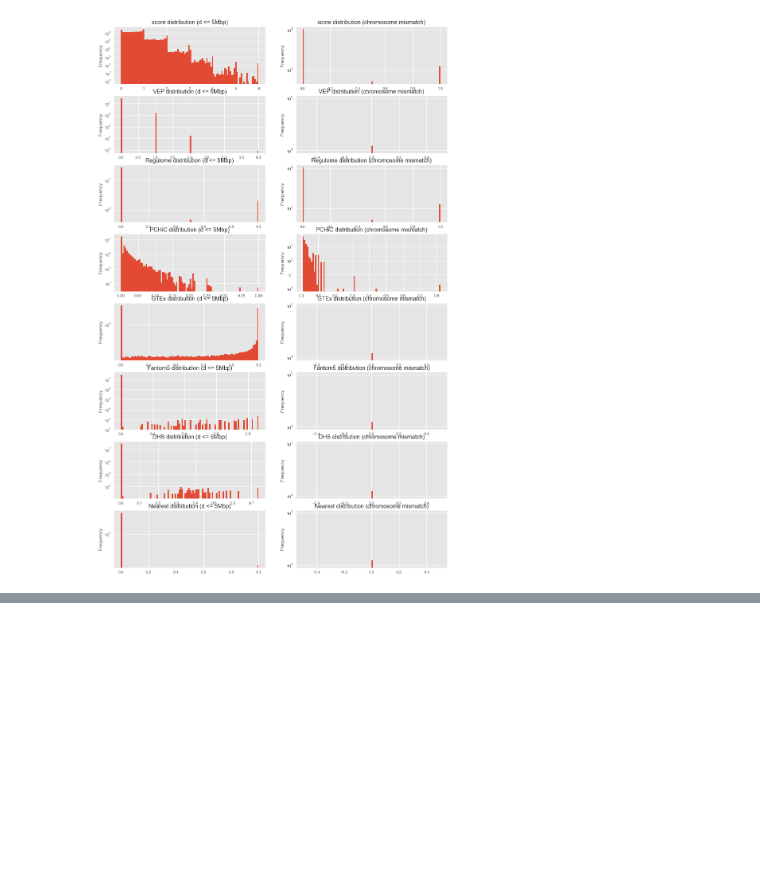
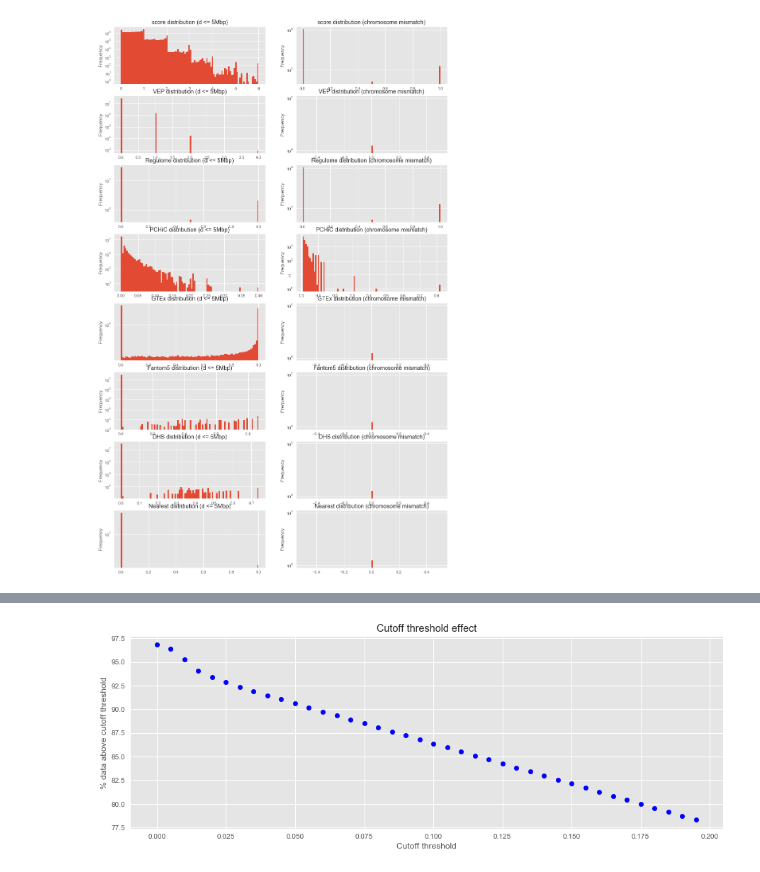
Before and after one commit to opentargets-archive/postgap_analysis, a Jupyter notebook: postgap_issues_2017_11_22.ipynb, the cells around one changed output, grey strips where cells are left out. Saved outputs shown, nothing was run; the diff lists cells and outputs as text; code cells hidden in the pictures; blank space fills up the shorter version.

```diff
--- a/postgap_issues_2017_11_22.ipynb
+++ b/postgap_issues_2017_11_22.ipynb
@@ -129,0 +174,11 @@ parts_hist_comparison(nearby_scores, chrom_mismatch_scores, score_parts, alabel=
+# %%
+cutoffs = np.arange(0, 0.2, 0.005)
+percentages = [len(ot_score_filtered[ot_score_filtered > c]) * 100 / len(ot_score_filtered) for c in cutoffs]
+plt.figure(figsize=(15, 5))
+plt.plot(cutoffs, percentages, 'bo')
+plt.title('Cutoff threshold effect')
+plt.xlabel('Cutoff threshold')
+plt.ylabel('% data above cutoff threshold')
+plt.show()
+# %% [output]
+[figure, added]
```
Also changed, not shown: parts of 8 cells of this notebook.
